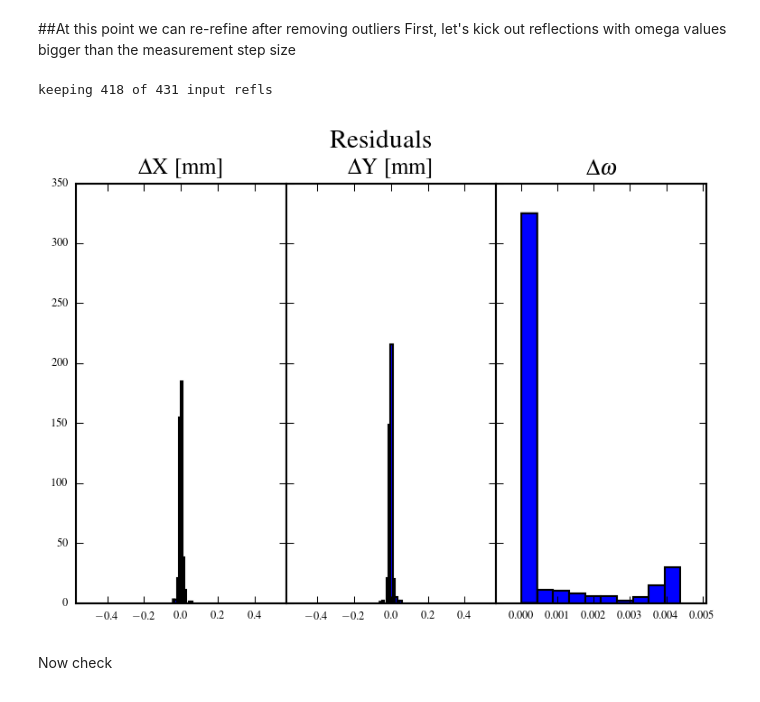
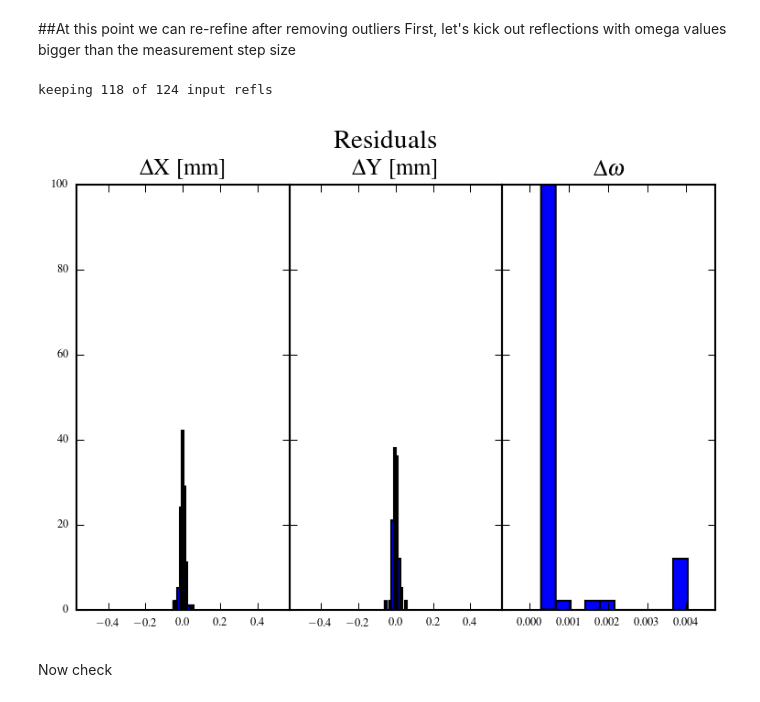
Before and after one commit to praxes/hexrd, a Jupyter notebook: share/calibrate_from_single_crystal.ipynb, the cells around one changed output. Saved outputs shown, nothing was run; the diff lists cells and outputs as text; code cells hidden in the pictures.

```diff
--- a/share/calibrate_from_single_crystal.ipynb
+++ b/share/calibrate_from_single_crystal.ipynb
@@ -231,9 +231,9 @@ not_saturated = gtable[:, 5] < int_cutoff
 print "%d of %d reflections are valid" %(sum(valid_reflections), len(gtable))
 print "%d of %d valid reflections be arelow saturation threshold of %d" %(sum(not_saturated), sum(valid_reflections), int_cutoff)
 
-idx = np.logical_and(valid_reflections, saturated) # select valid reflections
+idx = np.logical_and(valid_reflections, not_saturated) # select valid reflections
 idx_0 = idx # will need this later
-hkls = gtable[idx, 1:4].T # must be column vectors
+hkls = gtable[idx, 2:5].T # must be column vectors
 xyo_det = gtable[idx, -3:] # these are the cartesian centroids + ome
 xyo_det[:, 2] = xf.mapAngle(xyo_det[:, 2], omePeriod)
 
@@ -419,7 +419,7 @@ idx_new = np.zeros_like(idx, dtype=bool)
 idx_new[np.where(idx_0 == 1)[0][idx_1]] = True
 idx_0 = idx_new
 #
-hkls = gtable[idx_new, 1:4].T
+hkls = gtable[idx_new, 2:5].T
 xyo_det   = gtable[idx_new, -3:]
 #
 p_refined = fitting.calibrateDetectorFromSX(
@@ -434,35 +434,35 @@ results = fitting.inputToGeomParams(p_refined)
 
 # dump old detector parfile
 make_old_detector_parfile(results, det_origin=det_origin, filename=old_parfilename)
 
 resd_f = fitting.objFuncSX(
     p_refined[refineFlag], p_refined, pFlag, dFunc, dFlag,
     xyo_det, hkls, bMat, vInv_s, wlen,
     bVec_ref, eta_ref, omePeriod, simOnly=False
     )
 xyo_f = fitting.objFuncSX(
     p_refined[refineFlag], p_refined, pFlag, dFunc, dFlag,
     xyo_det, hkls, bMat, vInv_s, wlen,
     bVec_ref, eta_ref, omePeriod, simOnly=True
     )
 
 # new style method 2; use an axes array
 fig3, axs3 = plt.subplots(1, 3, sharex=False, sharey=True)
 fig3.subplots_adjust(wspace=0)
 fig3.suptitle("Residuals", fontsize=14, y=1.0)
 titles = [r'$\Delta$X [mm]', r'$\Delta$Y [mm]', r'$\Delta\omega$']
 for i in range(3):
     axs3[i].hist(resd_f.reshape(sum(idx_new), 3)[:, i], color='b')
     axs3[i].set_title(titles[i], fontsize=12)
     if i > 1:
         axs3[i].set_xlim(-0.0007, np.max(resd_f.reshape(sum(idx_new), 3)[:, i])+0.0007)
         axs3[i].set_xlim(-0.0007, np.max(resd_f.reshape(sum(idx_new), 3)[:, i])+0.0007)
     else:
         axs3[i].set_xlim(-0.57, 0.57)
         axs3[i].set_xlim(-0.57, 0.57)
 # %% [output]
-keeping 418 of 431 input refls
+keeping 118 of 124 input refls
-[figure, old version]
+[figure, new version]
 # %% [markdown]
 Now check
 # %%
```
Also changed, not shown: parts of 4 cells of this notebook, 7 other files.
